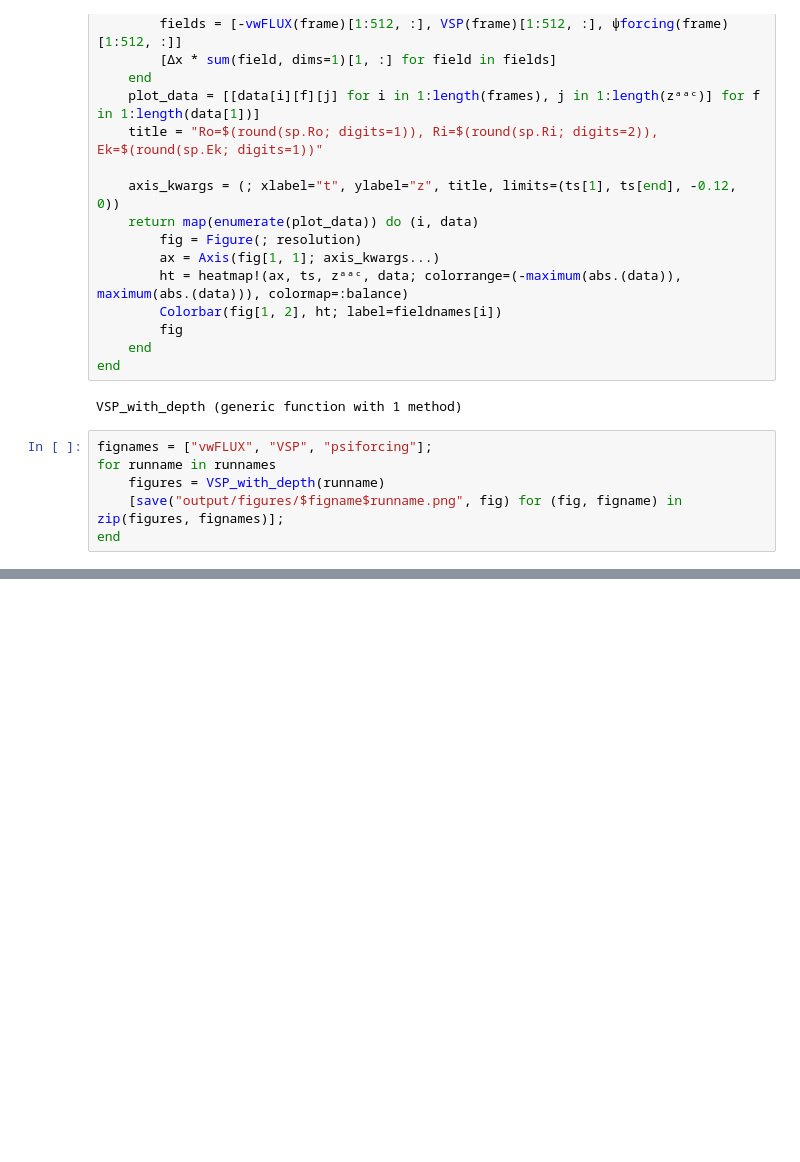
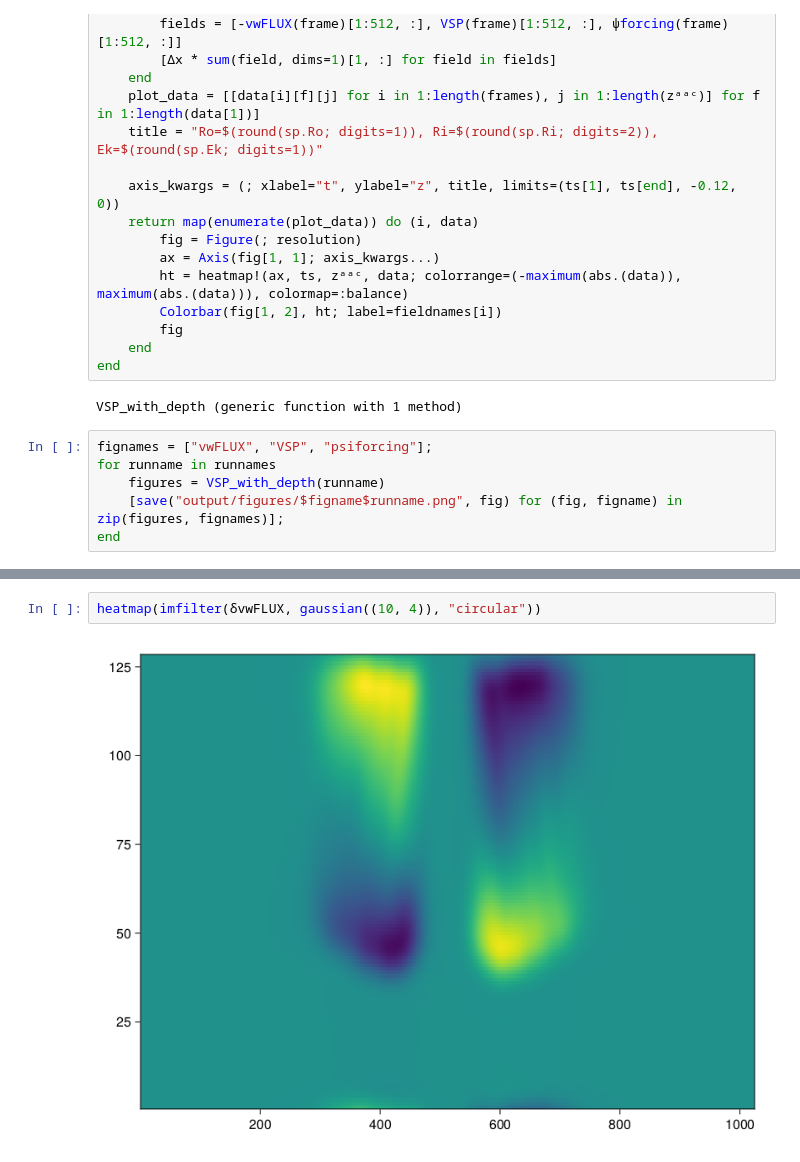
Before and after one commit to erin-atkinson/filament-instability, a Jupyter notebook: ExtractVSP.ipynb, the cells around one changed output, grey strips where cells are left out. Drawn from its saved outputs; the diff is of its cells as text; blank space fills up the shorter version.

```diff
--- a/ExtractVSP.ipynb
+++ b/ExtractVSP.ipynb
@@ -80,0 +213,4 @@ figures[3]
+# %%
+heatmap(imfilter(δvwFLUX, gaussian((10, 4)), "circular"))
+# %% [output]
+[figure, added]
```
Also changed, not shown: parts of 12 cells of this notebook, 2 other files.
